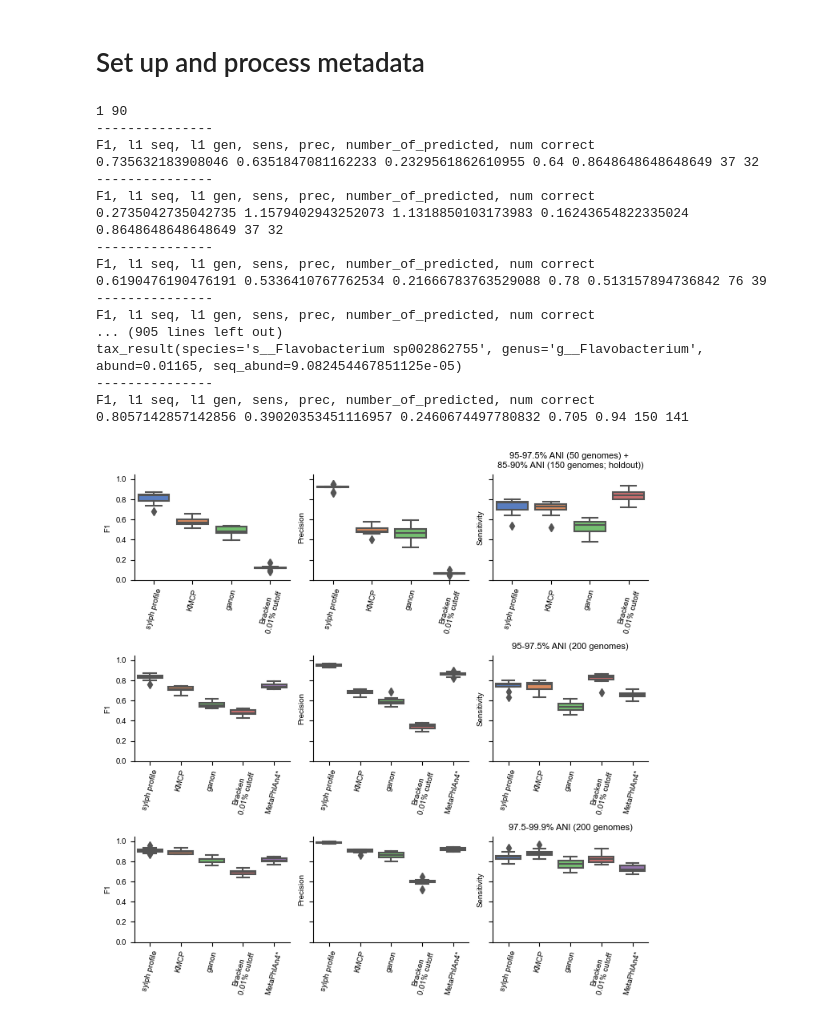
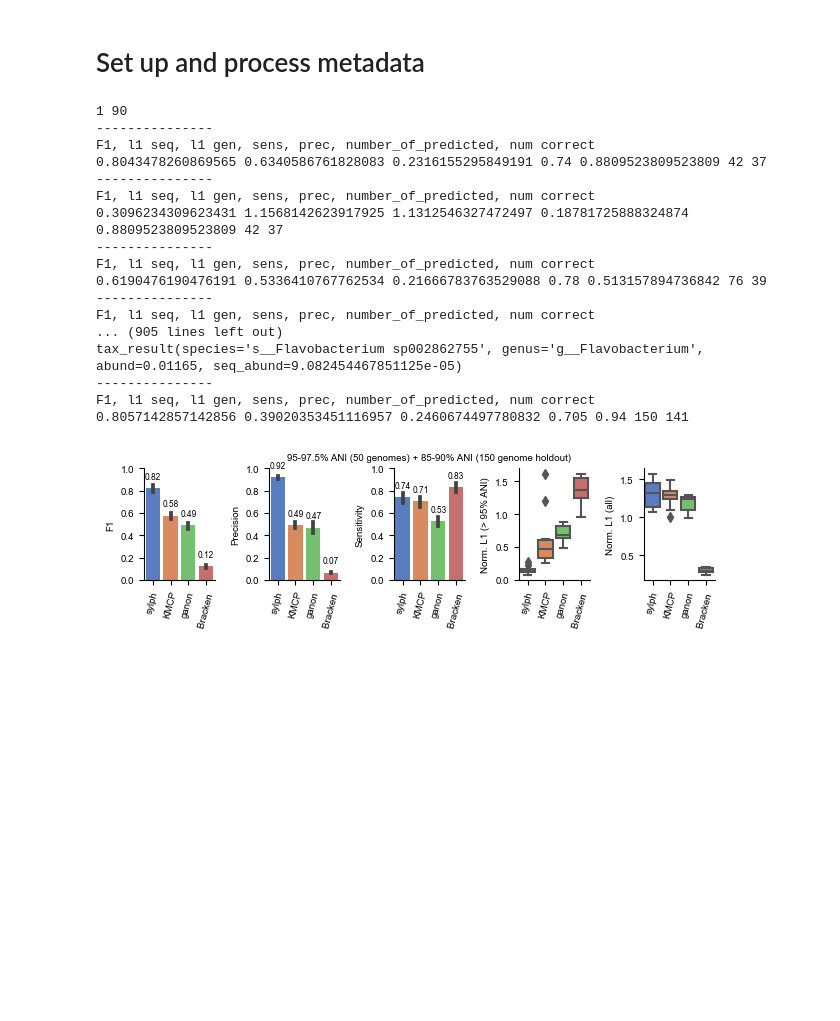
Before and after one commit to bluenote-1577/sylph-test, a Jupyter notebook: profile_analysis.ipynb, the cells around one changed output. Saved outputs shown, nothing was run; the diff lists cells and outputs as text; code cells hidden in the pictures; blank space fills up the shorter version.

Commit message:
int test

```diff
--- a/profile_analysis.ipynb
+++ b/profile_analysis.ipynb
@@ -356,5 +356,5 @@ spec_to_metadata = get_spec_to_metadata('/mnt/disks/1tb/benchmark/r89/combined_m
 # %%
-sylph_results = read_sylph('/mnt/disks/1tb/simulation_reads/sylph_results.tsv', ref_to_spec)
+sylph_results = read_sylph('/mnt/disks/1tb/simulation_reads/sylph_out/sylph_output.tsv', ref_to_spec)
 all_stats = [[],[],[]]
 sylph_stats = [[],[],[]]
 kmcp_stats = [[],[],[]]
@@ -431,8 +431,6 @@ for (i,diff) in enumerate(exps):
                     kraken_stats_all.append(bad_stats)
                 if 'metaphlan' in result:
                     metaphlan_stats_all.append(bad_stats)
-            print_ref_genomes(results, spec_to_metadata, out)
-
 
     for stats,diff,it,result in all_stats[i]:
         if 'sylph' in result:
@@ -449,10 +447,10 @@ for (i,diff) in enumerate(exps):
 1 90
 ---------------
 F1, l1 seq, l1 gen, sens, prec, number_of_predicted, num correct
-0.735632183908046 0.6351847081162233 0.2329561862610955 0.64 0.8648648648648649 37 32
+0.8043478260869565 0.6340586761828083 0.2316155295849191 0.74 0.8809523809523809 42 37
 ---------------
 F1, l1 seq, l1 gen, sens, prec, number_of_predicted, num correct
-0.2735042735042735 1.1579402943252073 1.1318850103173983 0.16243654822335024 0.8648648648648649 37 32
+0.3096234309623431 1.1568142623917925 1.1312546327472497 0.18781725888324874 0.8809523809523809 42 37
 ---------------
 F1, l1 seq, l1 gen, sens, prec, number_of_predicted, num correct
 0.6190476190476191 0.5336410767762534 0.21666783763529088 0.78 0.513157894736842 76 39
@@ -472,60 +470,77 @@ plt.rcParams.update({'font.size': 7})
 plt.rcParams.update({'figure.autolayout': True})
 plt.rcParams.update({'font.family':'arial'})
 
-fig, axes = plt.subplots(3, 3, figsize=(7, 7), sharey=True)
-plt.subplots_adjust(hspace=0.4)
+fig, axes = plt.subplots(1, 5, figsize=(16*cm, 5*cm), sharey=False)
+plt.subplots_adjust(hspace=0.0)
 
 # Define the test setups and metrics
-test_setups = ["95-97.5% ANI (50 genomes) + \n85-90% ANI (150 genomes; holdout))",
-               "95-97.5% ANI (200 genomes)",
-               "97.5-99.9% ANI (200 genomes)"]
-metrics = ['f1', 'precision', 'sensitivity']
+test_setups = ["95-97.5% ANI (50 genomes) + 85-90% ANI (150 genome holdout)"]
+#               "95-97.5% ANI (200 genomes)",
+#               "97.5-99.9% ANI (200 genomes)"]
+metrics = ['f1', 'precision', 'sensitivity', 'l1_constrain', 'l1genus']
 
 y_positions = [1, 0.65, 0.30]
 
 # Loop through the test setups and metrics to fill the grid
 for i, setup in enumerate(test_setups):
     if i == 0:
-        methods = ['sylph profile', 'KMCP', 'ganon', 'Bracken\n0.01% cutoff']
+        methods = ['sylph', 'KMCP', 'ganon', 'Bracken ']
         stats_l = [sylph_stats, kmcp_stats, ganon_stats, kraken_stats]
     else:
-        methods = ['sylph profile', 'KMCP', 'ganon', 'Bracken\n0.01% cutoff', 'MetaPhlAn4*']
+        methods = ['sylph', 'KMCP', 'ganon', 'Bracken', 'MetaPhlAn4*']
         stats_l = [sylph_stats, kmcp_stats, ganon_stats, kraken_stats, metaphlan_stats]
     for j, metric in enumerate(metrics):
-        ax = axes[i, j]
+        if j == 4:
+            stats_l = [[sylph_stats_all,[],[]],
+                       [kmcp_stats_all,[],[]],
+                       [ganon_stats_all,[],[]],
+                       [kraken_stats_all,[],[]]]
+        ax = axes[j]
 
         # Extract the data for this subplot
         data_to_plot = []
         for k, method_stats in enumerate(stats_l):
             #print(method_stats[i])
             method_data = [x[metric] for x in method_stats[i]]
             data_to_plot.append(method_data)
 
         # Create the boxplot with smaller width
-        sns.boxplot(data=data_to_plot, ax=ax, palette="muted", width=0.8)
+        if j < 3:
+            sns.barplot(data=data_to_plot, ax=ax, palette="muted")
+            ax.set_ylim([0,1])
+        else:
+            sns.boxplot(data=data_to_plot, ax=ax, palette="muted")
 
         # Add labels
         ax.set_xticklabels(methods)
         ax.set_ylabel(metric.capitalize())
+        if j == 4:
+            ax.set_ylabel('Norm. L1 (all)')
+        if j == 3:
+            ax.set_ylabel('Norm. L1 (> 95% ANI)')
+
 
         if j == 2:
-            ax.set_title(test_setups[i], fontsize=8.0)
+            ax.set_title(test_setups[i], fontsize=7.0)
 
         # Remove the top and right borders
         sns.despine(ax=ax)
         ax.tick_params(axis='x', rotation=75)
         #if i != 2:
         #    ax.set_xticks([])
-
+    for (k,ax) in enumerate(axes[:3]):
+        for p in ax.patches:
+            ax.annotate(f'{round(p.get_height(),2)}', (p.get_x() + p.get_width() / 2., p.get_height() + 0.065,),
+                    ha='center', va='bottom',fontsize=6)
     # Add one title per row in the middle
     #fig.text(0.5, y_positions[i], setup, ha="center", va="center", fontsize=9)
 
 # Show the grid of plots
 plt.tight_layout()
 plt.savefig('figures/ani_r89_benchmark.svg')
 plt.show()
 # %% [output]
-[figure, old version]
+[figure, new version]
 # %%
 import os
 import glob
```
Also changed, not shown: parts of 8 cells of this notebook.
